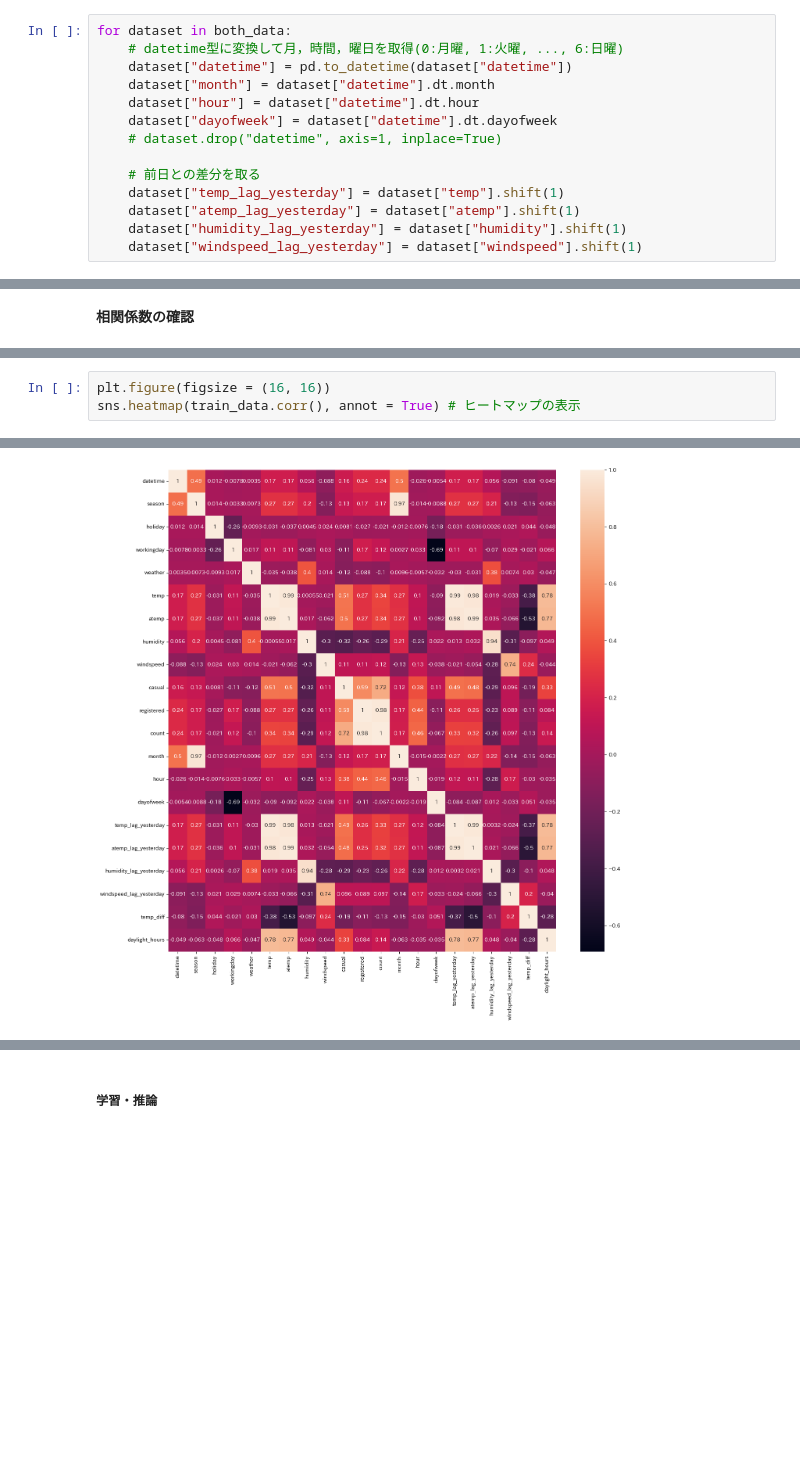
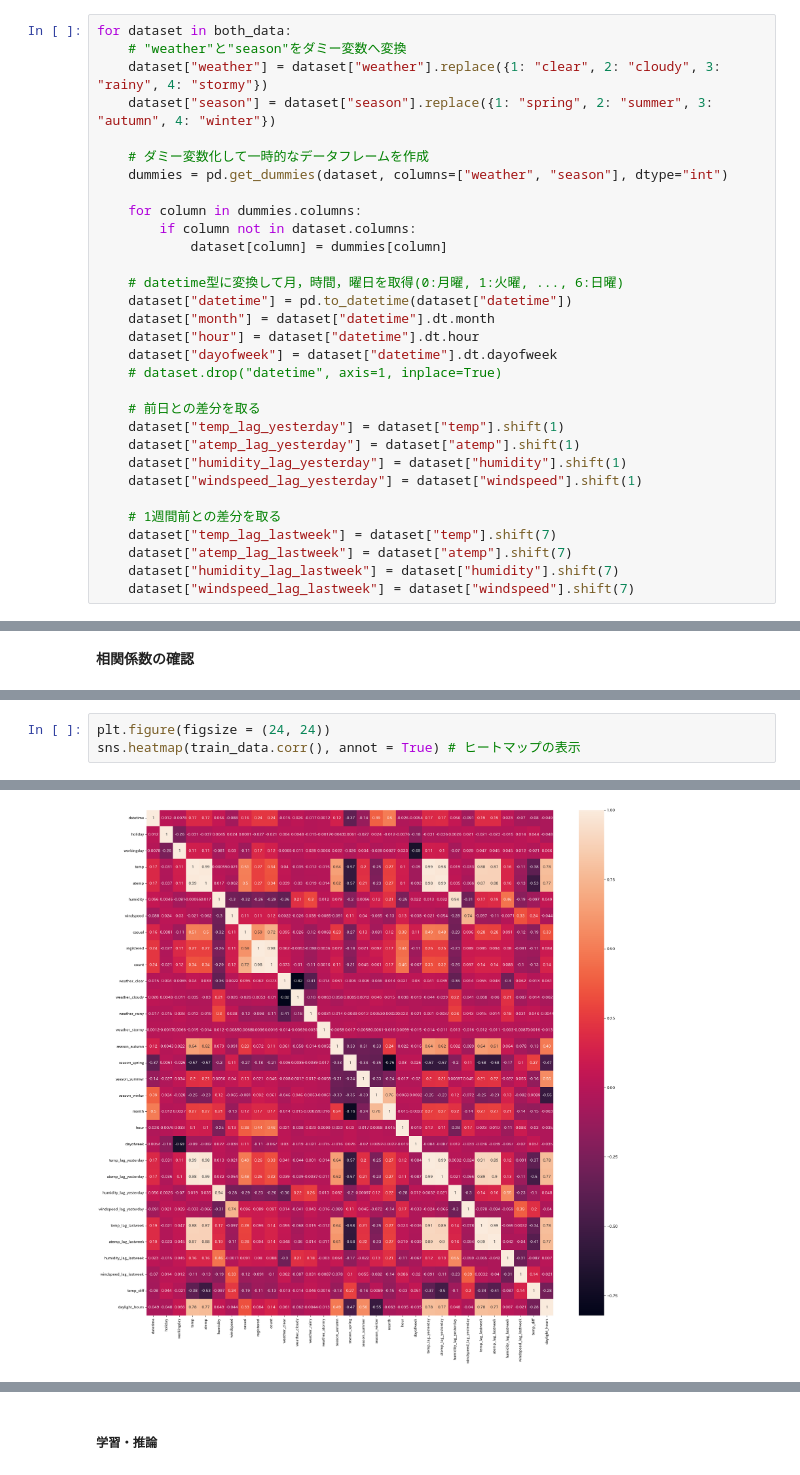
Before and after one commit to moka-coyg/datascience_groupwork, a Jupyter notebook: group8.ipynb, the cells around one changed output, grey strips where cells are left out. Drawn from its saved outputs; the diff is of its cells as text; blank space fills up the shorter version.

```diff
--- a/group8.ipynb
+++ b/group8.ipynb
@@ -112,6 +106,17 @@ train_data.describe()
 both_data = [train_data, test_data]
 # %%
 for dataset in both_data:
+    # "weather"と"season"をダミー変数へ変換
+    dataset["weather"] = dataset["weather"].replace({1: "clear", 2: "cloudy", 3: "rainy", 4: "stormy"})
+    dataset["season"] = dataset["season"].replace({1: "spring", 2: "summer", 3: "autumn", 4: "winter"})
+
+    # ダミー変数化して一時的なデータフレームを作成
+    dummies = pd.get_dummies(dataset, columns=["weather", "season"], dtype="int")
+
+    for column in dummies.columns:
+        if column not in dataset.columns:
+            dataset[column] = dummies[column]
+
     # datetime型に変換して月，時間，曜日を取得(0:月曜, 1:火曜, ..., 6:日曜)
     dataset["datetime"] = pd.to_datetime(dataset["datetime"])
     dataset["month"] = dataset["datetime"].dt.month
@@ -124,3 +129,9 @@ for dataset in both_data:
     dataset["atemp_lag_yesterday"] = dataset["atemp"].shift(1)
     dataset["humidity_lag_yesterday"] = dataset["humidity"].shift(1)
     dataset["windspeed_lag_yesterday"] = dataset["windspeed"].shift(1)
+
+    # 1週間前との差分を取る
+    dataset["temp_lag_lastweek"] = dataset["temp"].shift(7)
+    dataset["atemp_lag_lastweek"] = dataset["atemp"].shift(7)
+    dataset["humidity_lag_lastweek"] = dataset["humidity"].shift(7)
+    dataset["windspeed_lag_lastweek"] = dataset["windspeed"].shift(7)
@@ -313,6 +356,6 @@ plt.show()
 # %%
-plt.figure(figsize = (16, 16))
+plt.figure(figsize = (24, 24))
 sns.heatmap(train_data.corr(), annot = True) # ヒートマップの表示
 # %% [output]
 <Axes: >
-[figure, old version]
+[figure, new version]
```
Also changed, not shown: parts of 20 cells of this notebook, 1 other file.
